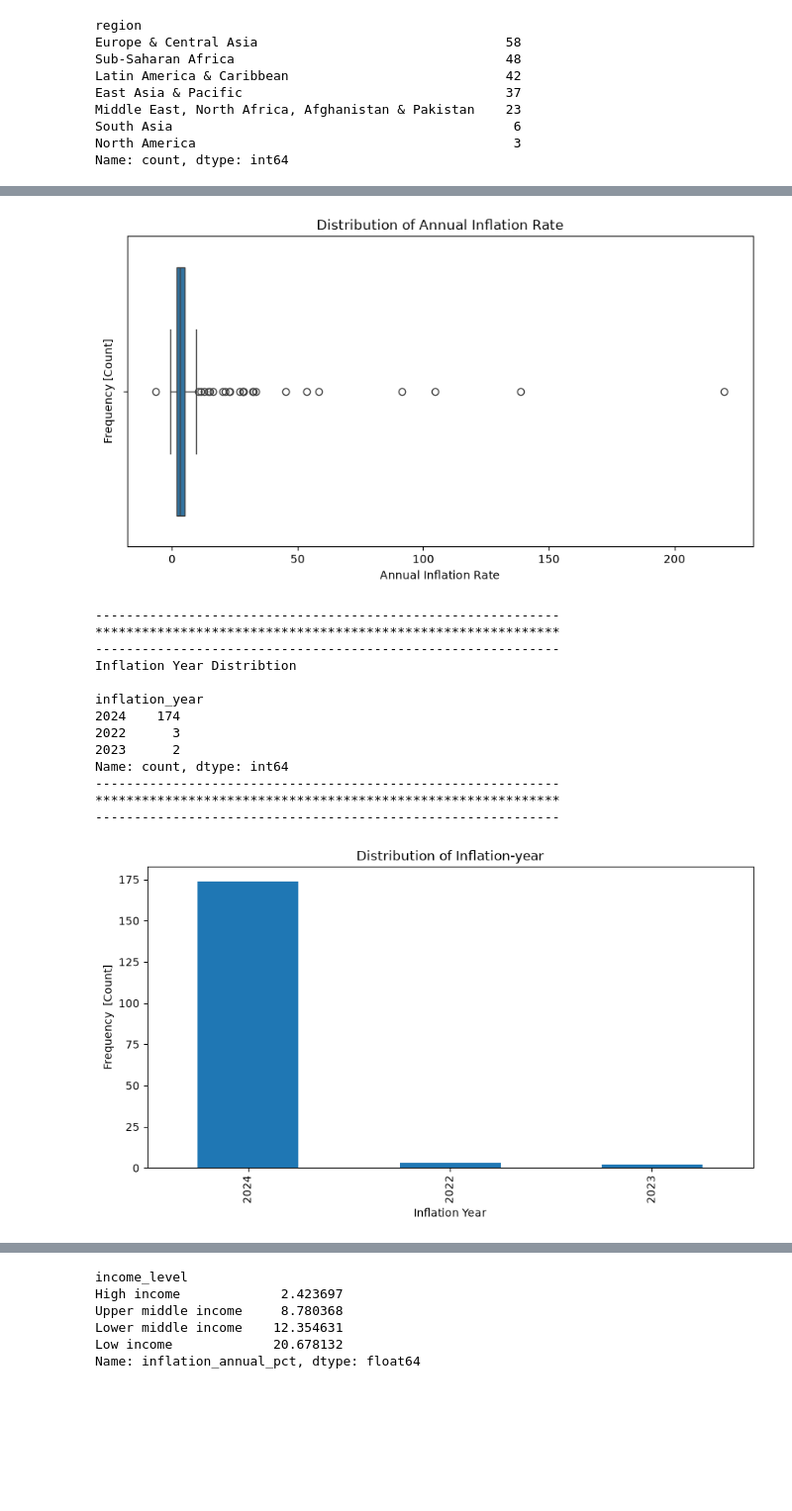
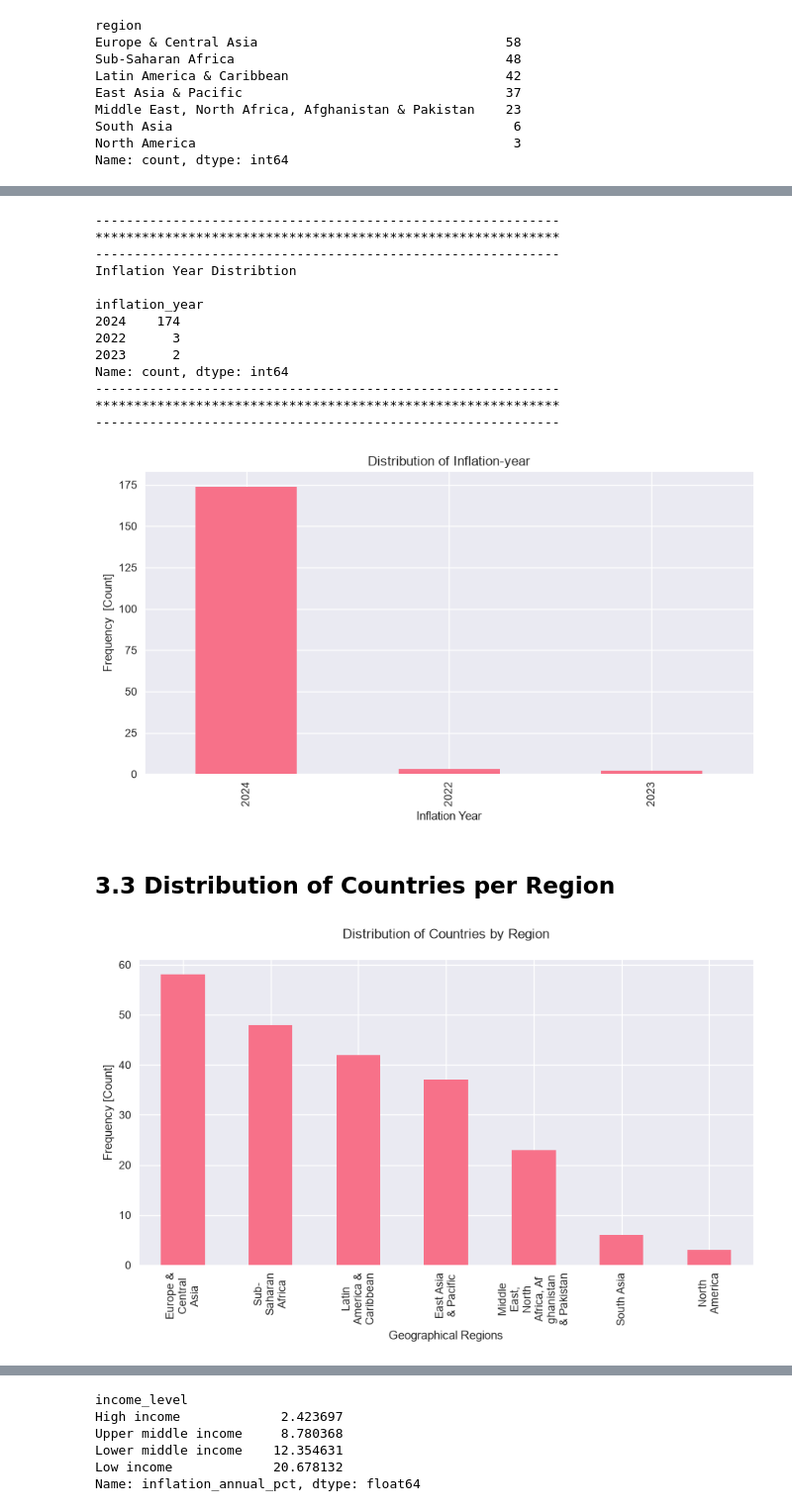
Before and after one commit to Udanis-Isang/world_inflation_analysis, a Jupyter notebook: World_Inflation.ipynb, the cells around one changed output, grey strips where cells are left out. Shown at 99% size. Saved outputs shown, nothing was run; the diff lists cells and outputs as text; code cells hidden in the pictures; blank space fills up the shorter version.

Commit message:
Add Inflation Project

```diff
--- a/World_Inflation.ipynb
+++ b/World_Inflation.ipynb
@@ -54,0 +50,8 @@ from utility import demarcation
+# %%
+import utility
+from utility import demarcation, shorten_labels
+from utility import PlotBuilder
+
+builder = PlotBuilder()
+plt.style.use('seaborn-v0_8')
+sns.set_palette("husl")
@@ -243,37 +257,44 @@ plt.show()
 # %%
+demarcation()
+print("Inflation Year Distribtion")
+print("")
+print(df_data['inflation_year'].value_counts())
+demarcation()
+
 fig, ax = plt.subplots(figsize=(10,5))
-sns.boxplot(x=df_data['inflation_annual_pct'], ax=ax)
-plt.xlabel("Annual Inflation Rate")
-plt.ylabel("Frequency [Count]")
-plt.title("Distribution of Annual Inflation Rate")
+df_data['inflation_year'].value_counts().plot(kind = "bar", ax=ax)
+plt.xlabel("Inflation Year")
+plt.ylabel("Frequency  [Count]")
+plt.title("Distribution of Inflation-year")
 plt.show()
+#fig.savefig("images/distr_inflation_year.png", dpi=300, bbox_inches="tight")
 # %% [output]
+------------------------------------------------------------
+************************************************************
+------------------------------------------------------------
+Inflation Year Distribtion
+
+inflation_year
+2024    174
+2022      3
+2023      2
+Name: count, dtype: int64
+------------------------------------------------------------
+************************************************************
+------------------------------------------------------------
-[figure, old version]
+[figure, new version]
+# %% [markdown]
+## 3.3 Distribution of Countries per Region
 # %%
-demarcation()
-print("Inflation Year Distribtion")
-print("")
-print(df_data['inflation_year'].value_counts())
-demarcation()
-
 fig, ax = plt.subplots(figsize=(10,5))
-df_data['inflation_year'].value_counts().plot(kind = "bar", ax=ax)
-plt.xlabel("Inflation Year")
-plt.ylabel("Frequency  [Count]")
-plt.title("Distribution of Inflation-year")
+#sns.countplot(data=df_data, x="region", axes=ax)
+df_data['region'].value_counts().plot(kind="bar", ax=ax)
+plt.xticks(rotation = 90)
+plt.xlabel("Geographical Regions")
+plt.ylabel("Frequency [Count]")
+utility.shorten_labels(axis=ax)
+plt.title("Distribution of Countries by Region", y=1.05)
 plt.show()
+#fig.savefig("images/distr_countries.png", dpi=300, bbox_inches="tight")
 # %% [output]
-------------------------------------------------------------
-************************************************************
-------------------------------------------------------------
-Inflation Year Distribtion
-
-inflation_year
-2024    174
-2022      3
-2023      2
-Name: count, dtype: int64
-------------------------------------------------------------
-************************************************************
-------------------------------------------------------------
-[figure, old version]
+[figure, new version]
```
Also changed, not shown: parts of 30 cells of this notebook, 14 other files.
